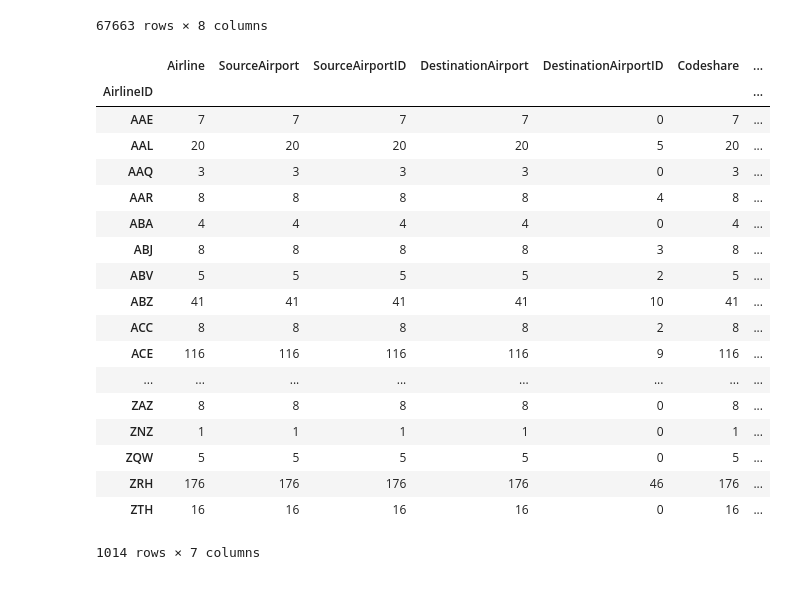
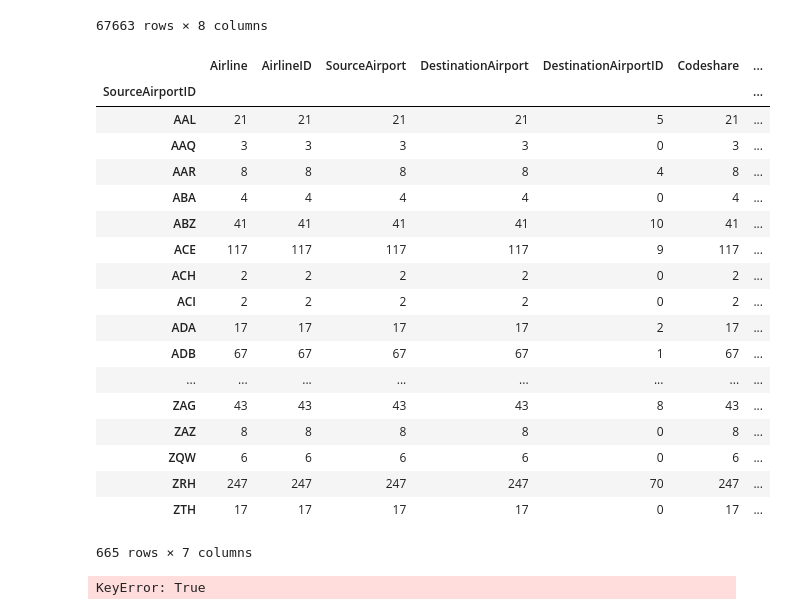
Before and after one commit to yanafedorchuk/PythonPractice, a Jupyter notebook: airportsDF.ipynb, the cells around one changed output. Drawn from its saved outputs; the diff is of its cells as text; code cells hidden in the pictures.

```diff
--- a/airportsDF.ipynb
+++ b/airportsDF.ipynb
@@ -4,6 +4,6 @@ import pandas as pd
 from numpy import nan as NA
 # %%
 #отобрать только европейские аэропорты
-airport = pd.read_csv('airports.csv', names = ['Aiport', 'Name', 'City', 'Country', 'IATA', 'ICAO', 'Latitude', 'Longitude', 'Altitude', 'Timezone', 'DST', 'Tz database time zone', 'Type', 'Source'])
+airport = pd.read_csv('airports.csv', names = ['Aiport', 'Name', 'City', 'Country', 'SourceAirportID', 'ICAO', 'Latitude', 'Longitude', 'Altitude', 'Timezone', 'DST', 'Tz database time zone', 'Type', 'Source'])
 airport
 # %% [output]
@@ -80,6 +80,6 @@ new1
 | 7136 | 12010 | Rtishchevo Air Base | Rtishchevo | Russia | NaN | XWPR | 52.297317 | 43.724100 | 673 | NaN | ... |
 1784 rows × 14 columns
 # %%
-air_eu = new1[new1['IATA'].str.len()==3]
+air_eu = new1[new1['SourceAirportID'].str.len()==3]
 air_eu
 # %% [output]
@@ -125,25 +125,30 @@ route1
 | ZM | 19016 | OSS | 2913 | FRU | 2912 | NaN | ... |
 67663 rows × 8 columns
 # %%
-rs=route1[route1['SourceAirportID'].isin(air_eu['IATA'])]
-rs.groupby('AirlineID').count()
+rs=route1[route1['SourceAirportID'].isin(air_eu['SourceAirportID'])]
+air_count=rs.groupby('SourceAirportID').count()
+air_count
 # %% [output]
-|  | Airline | SourceAirport | SourceAirportID | DestinationAirport | DestinationAirportID | Codeshare | ... |
-| AirlineID |  |  |  |  |  |  | ... |
-| AAE | 7 | 7 | 7 | 7 | 0 | 7 | ... |
-| AAL | 20 | 20 | 20 | 20 | 5 | 20 | ... |
+|  | Airline | AirlineID | SourceAirport | DestinationAirport | DestinationAirportID | Codeshare | ... |
+| SourceAirportID |  |  |  |  |  |  | ... |
+| AAL | 21 | 21 | 21 | 21 | 5 | 21 | ... |
 | AAQ | 3 | 3 | 3 | 3 | 0 | 3 | ... |
 | AAR | 8 | 8 | 8 | 8 | 4 | 8 | ... |
 | ABA | 4 | 4 | 4 | 4 | 0 | 4 | ... |
-| ABJ | 8 | 8 | 8 | 8 | 3 | 8 | ... |
-| ABV | 5 | 5 | 5 | 5 | 2 | 5 | ... |
 | ABZ | 41 | 41 | 41 | 41 | 10 | 41 | ... |
-| ACC | 8 | 8 | 8 | 8 | 2 | 8 | ... |
-| ACE | 116 | 116 | 116 | 116 | 9 | 116 | ... |
+| ACE | 117 | 117 | 117 | 117 | 9 | 117 | ... |
+| ACH | 2 | 2 | 2 | 2 | 0 | 2 | ... |
+| ACI | 2 | 2 | 2 | 2 | 0 | 2 | ... |
+| ADA | 17 | 17 | 17 | 17 | 2 | 17 | ... |
+| ADB | 67 | 67 | 67 | 67 | 1 | 67 | ... |
 | ... | ... | ... | ... | ... | ... | ... | ... |
+| ZAG | 43 | 43 | 43 | 43 | 8 | 43 | ... |
 | ZAZ | 8 | 8 | 8 | 8 | 0 | 8 | ... |
-| ZNZ | 1 | 1 | 1 | 1 | 0 | 1 | ... |
-| ZQW | 5 | 5 | 5 | 5 | 0 | 5 | ... |
-| ZRH | 176 | 176 | 176 | 176 | 46 | 176 | ... |
-| ZTH | 16 | 16 | 16 | 16 | 0 | 16 | ... |
+| ZQW | 6 | 6 | 6 | 6 | 0 | 6 | ... |
+| ZRH | 247 | 247 | 247 | 247 | 70 | 247 | ... |
+| ZTH | 17 | 17 | 17 | 17 | 0 | 17 | ... |
-1014 rows × 7 columns
+665 rows × 7 columns
+# %%
+air_count.merge(air_eu, how='inner', left_on=True, right_on=True, left_index=True)
+# %% [output]
+KeyError: True
```
Also changed, not shown: parts of 4 cells of this notebook.
